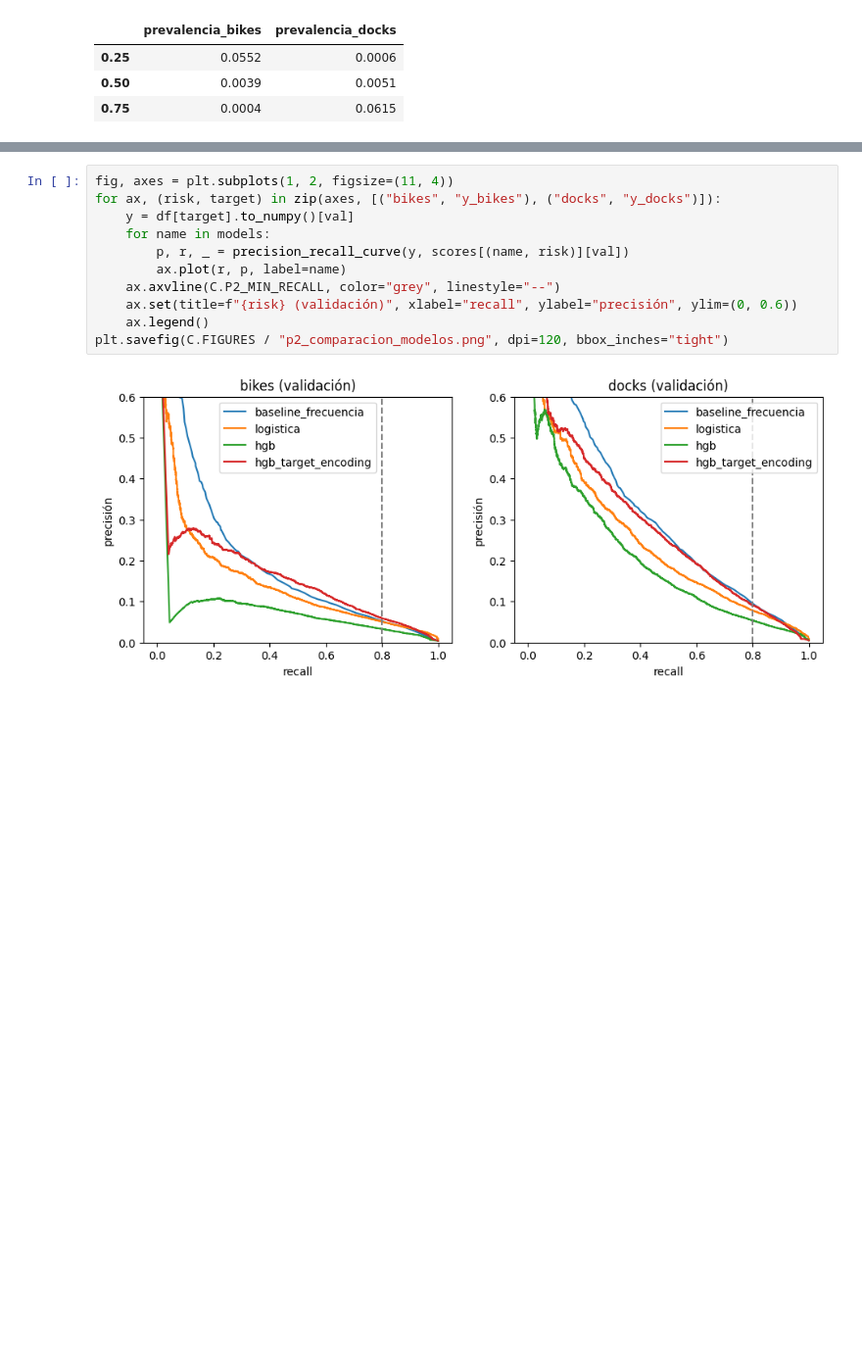
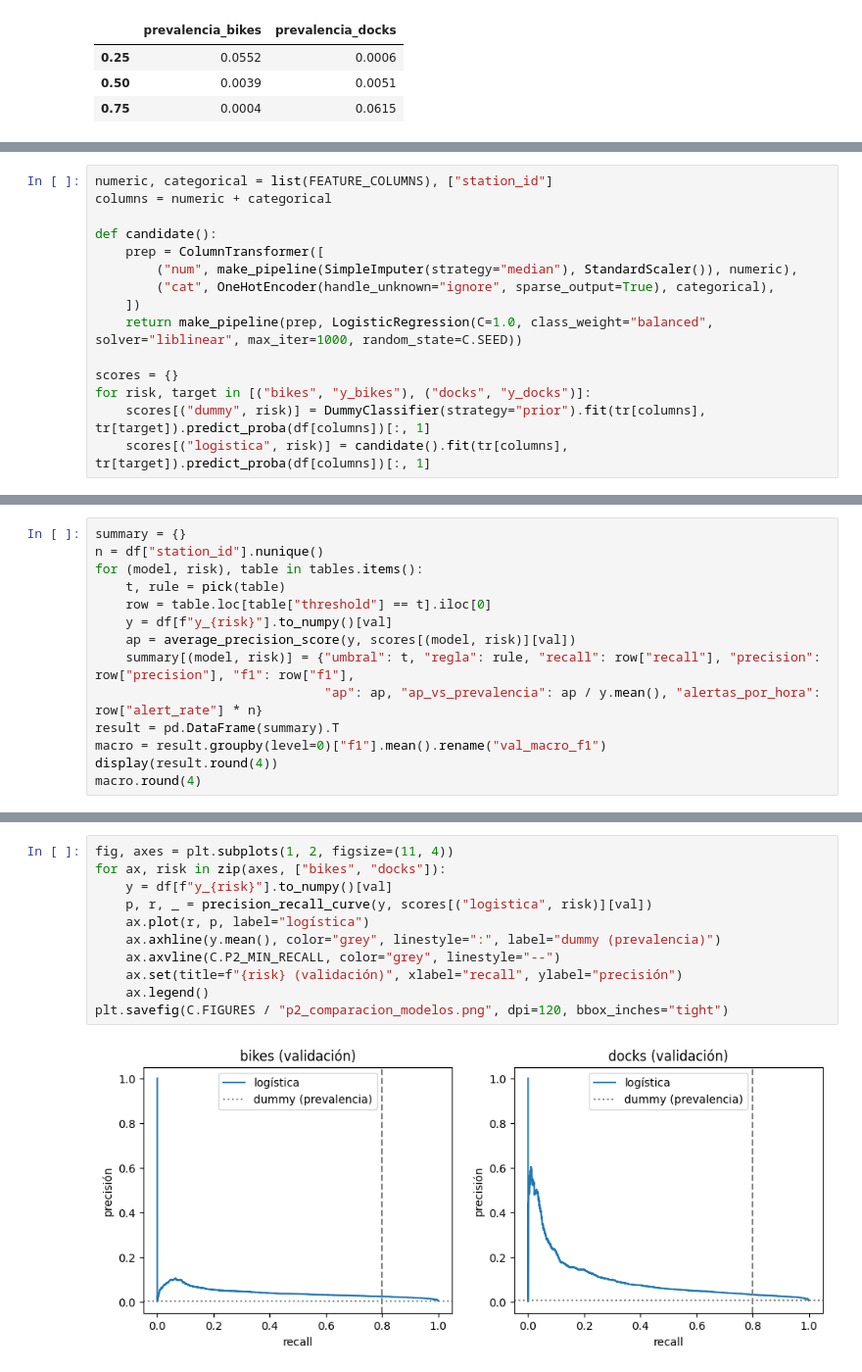
Before and after one commit to makroem/TC5061-Proyecto-Equipo39, a Jupyter notebook: notebooks/1.2-dm-p2-exploracion-riesgo.ipynb, the cells around one changed output, grey strips where cells are left out. Shown at 98% size. Drawn from its saved outputs; the diff is of its cells as text; blank space fills up the shorter version.

```diff
--- a/notebooks/1.2-dm-p2-exploracion-riesgo.ipynb
+++ b/notebooks/1.2-dm-p2-exploracion-riesgo.ipynb
@@ -99 +102,16 @@ pd.DataFrame(rows).T.round(4)
+# %%
+numeric, categorical = list(FEATURE_COLUMNS), ["station_id"]
+columns = numeric + categorical
+
+def candidate():
+    prep = ColumnTransformer([
+        ("num", make_pipeline(SimpleImputer(strategy="median"), StandardScaler()), numeric),
+        ("cat", OneHotEncoder(handle_unknown="ignore", sparse_output=True), categorical),
+    ])
+    return make_pipeline(prep, LogisticRegression(C=1.0, class_weight="balanced", solver="liblinear", max_iter=1000, random_state=C.SEED))
+
+scores = {}
+for risk, target in [("bikes", "y_bikes"), ("docks", "y_docks")]:
+    scores[("dummy", risk)] = DummyClassifier(strategy="prior").fit(tr[columns], tr[target]).predict_proba(df[columns])[:, 1]
+    scores[("logistica", risk)] = candidate().fit(tr[columns], tr[target]).predict_proba(df[columns])[:, 1]
 # %% [markdown]
@@ -156,0 +160,14 @@ pd.DataFrame(results).T.round(4)
+# %%
+summary = {}
+n = df["station_id"].nunique()
+for (model, risk), table in tables.items():
+    t, rule = pick(table)
+    row = table.loc[table["threshold"] == t].iloc[0]
+    y = df[f"y_{risk}"].to_numpy()[val]
+    ap = average_precision_score(y, scores[(model, risk)][val])
+    summary[(model, risk)] = {"umbral": t, "regla": rule, "recall": row["recall"], "precision": row["precision"], "f1": row["f1"],
+                              "ap": ap, "ap_vs_prevalencia": ap / y.mean(), "alertas_por_hora": row["alert_rate"] * n}
+result = pd.DataFrame(summary).T
+macro = result.groupby(level=0)["f1"].mean().rename("val_macro_f1")
+display(result.round(4))
+macro.round(4)
@@ -157,13 +183,13 @@ pd.DataFrame(results).T.round(4)
 # %%
 fig, axes = plt.subplots(1, 2, figsize=(11, 4))
-for ax, (risk, target) in zip(axes, [("bikes", "y_bikes"), ("docks", "y_docks")]):
-    y = df[target].to_numpy()[val]
-    for name in models:
-        p, r, _ = precision_recall_curve(y, scores[(name, risk)][val])
-        ax.plot(r, p, label=name)
+for ax, risk in zip(axes, ["bikes", "docks"]):
+    y = df[f"y_{risk}"].to_numpy()[val]
+    p, r, _ = precision_recall_curve(y, scores[("logistica", risk)][val])
+    ax.plot(r, p, label="logística")
+    ax.axhline(y.mean(), color="grey", linestyle=":", label="dummy (prevalencia)")
     ax.axvline(C.P2_MIN_RECALL, color="grey", linestyle="--")
-    ax.set(title=f"{risk} (validación)", xlabel="recall", ylabel="precisión", ylim=(0, 0.6))
+    ax.set(title=f"{risk} (validación)", xlabel="recall", ylabel="precisión")
     ax.legend()
 plt.savefig(C.FIGURES / "p2_comparacion_modelos.png", dpi=120, bbox_inches="tight")
 # %% [output]
-[figure, old version]
+[figure, new version]
```
Also changed, not shown: parts of 14 cells of this notebook, 6 other files.
